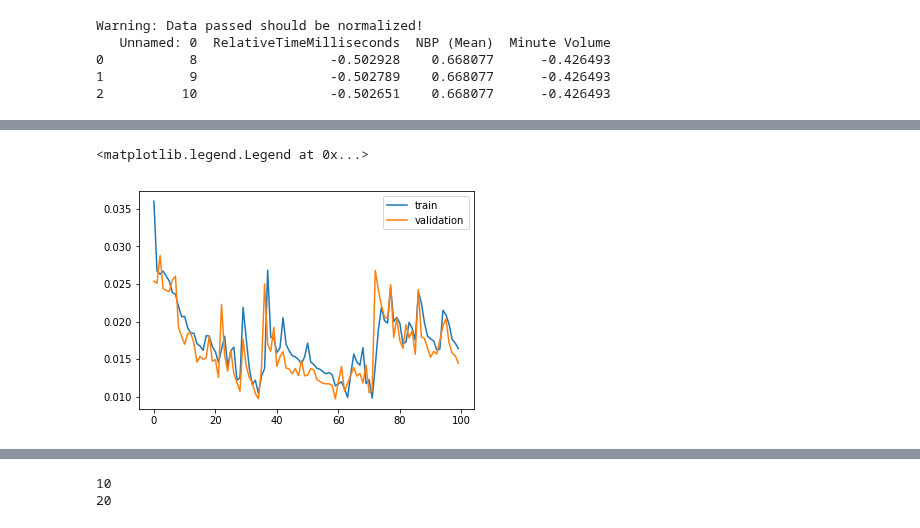
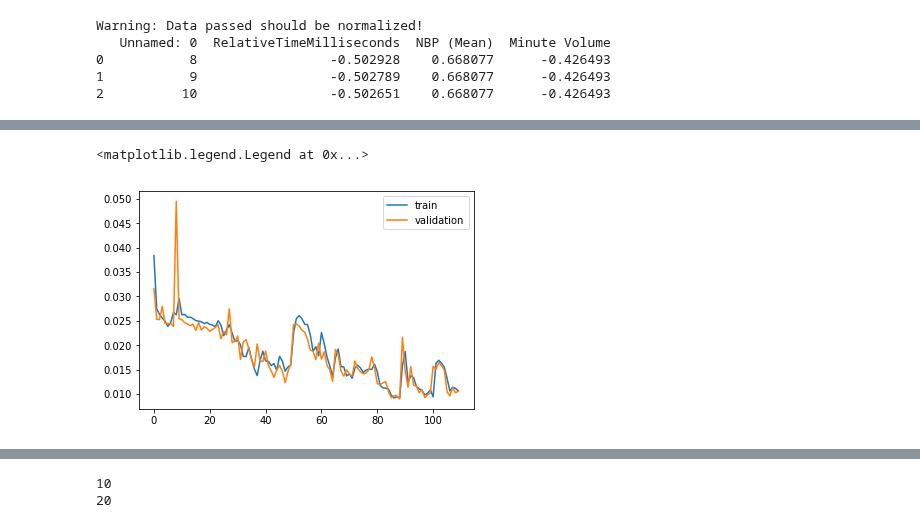
Before and after one commit to hossein20s/Average_Blood_Pressure_estimation, a Jupyter notebook: Ramtin_code_via_Keras.ipynb, the cells around one changed output, grey strips where cells are left out. Cells and saved outputs as stored; diff of their text form; code cells hidden in the pictures.

```diff
--- a/Ramtin_code_via_Keras.ipynb
+++ b/Ramtin_code_via_Keras.ipynb
@@ -3,7 +3,8 @@
 # %%
 array_size = 80
 batch_size = 64
-max_epoch = 100
+initial_epoch = 120
+epochs = 230
 n_time_steps = 80
 # %%
 !git clone https://github.com/hossein20s/notebook_snippets
@@ -35,7 +39,5 @@ data = data[["RelativeTimeMilliseconds", "NBP (Mean)", "Minute Volume"]].dropna(
 data = (data - data.mean())/(data.max() - data.min())
 
 
-DATA_FILE = 'case1_trends_3column.csv'
-
 data.to_csv(DATA_FILE)
 # %% [output]
@@ -71,7 +72,7 @@ Warning: Data passed should be normalized!
 # %%
 import modelutil
 
-model = modelutil.load_model_yaml('models', '2lstm64')
+model = modelutil.load_model_yaml('models', 'ramtin2lstm64-loaded.epoch-120')
 model.compile(loss='mse',
                        optimizer='adam',
                       metrics=['acc','mse'])
@@ -96,8 +106,8 @@ from keras.callbacks import ModelCheckpoint
 from modelutil import PrintDot
 
 model_name = 'ramtin2lstm64'
-prefix = '.checkpoint-{epoch:02d}-{val_acc:.2f}'
-checkpoint = ModelCheckpoint('model.' + model_name + prefix + '.h5',
+prefix = '.checkpoint-epoch{epoch:02d}-val_acc{val_acc:.2f}'
+checkpoint = ModelCheckpoint('checkpoints/model.' + model_name + prefix + '.h5',
                              monitor='val_acc', verbose=0,
                              save_best_only=True, mode='max')
 callbacks = [
@@ -107,10 +117,11 @@ callbacks = [
 history = model.fit(
   data_train,
   data_label,
-  epochs=max_epoch,
+  epochs=epochs,
   batch_size=batch_size,
   validation_split = 0.35,
   verbose=0,
-  callbacks=callbacks
+  callbacks=callbacks,
+  initial_epoch = initial_epoch
 )
 # %% [output]
@@ -121,13 +139,13 @@ modelutil.save_model_yaml('models', model, model_name)
 # %%
 import matplotlib.pyplot as plt
 import numpy as np
 
-plt.plot(np.arange(max_epoch), history.history['loss'], label='train')
-plt.plot(np.arange(max_epoch), history.history['val_loss'], label='validation')
+plt.plot(np.arange(epochs - initial_epoch), history.history['loss'], label='train')
+plt.plot(np.arange(epochs - initial_epoch), history.history['val_loss'], label='validation')
 plt.legend()
 # %% [output]
 <matplotlib.legend.Legend at 0x...>
-[figure, old version]
+[figure, new version]
 # %%
 
 import json
```
Also changed, not shown: parts of 6 cells of this notebook.
